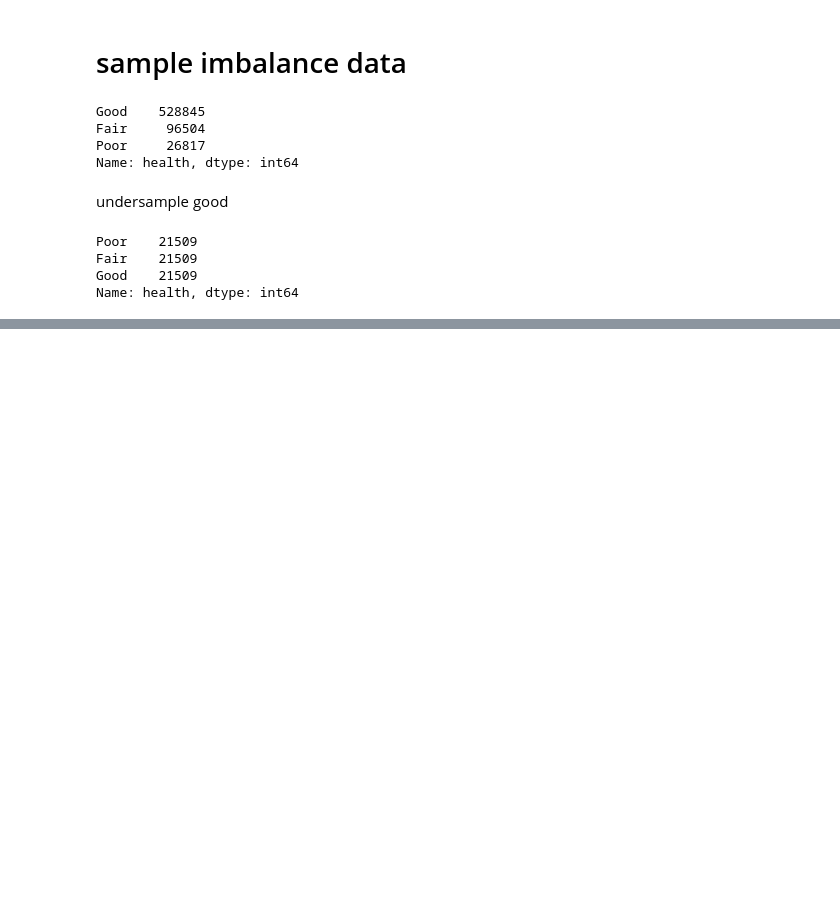
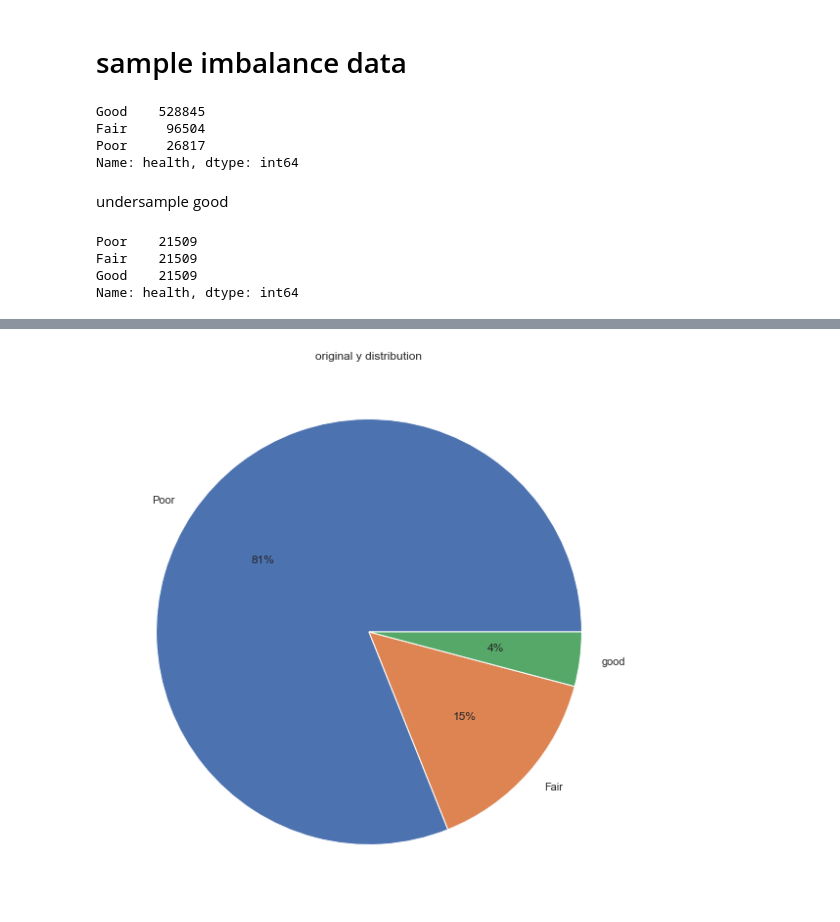
Before and after one commit to kmohebbizadeh/AML-Tree-Census-Project, a Jupyter notebook: Wenxi.ipynb, the cells around one changed output, grey strips where cells are left out. Saved outputs shown, nothing was run; the diff lists cells and outputs as text; code cells hidden in the pictures; blank space fills up the shorter version.

```diff
--- a/Wenxi.ipynb
+++ b/Wenxi.ipynb
@@ -139,0 +140,7 @@ Name: health, dtype: int64
+# %%
+
+plt.pie(y_dev.value_counts(), labels = labels, autopct='%.0f%%')
+plt.title('original y distribution')
+plt.show()
+# %% [output]
+[figure, added]
```
Also changed, not shown: parts of 3 cells of this notebook.
